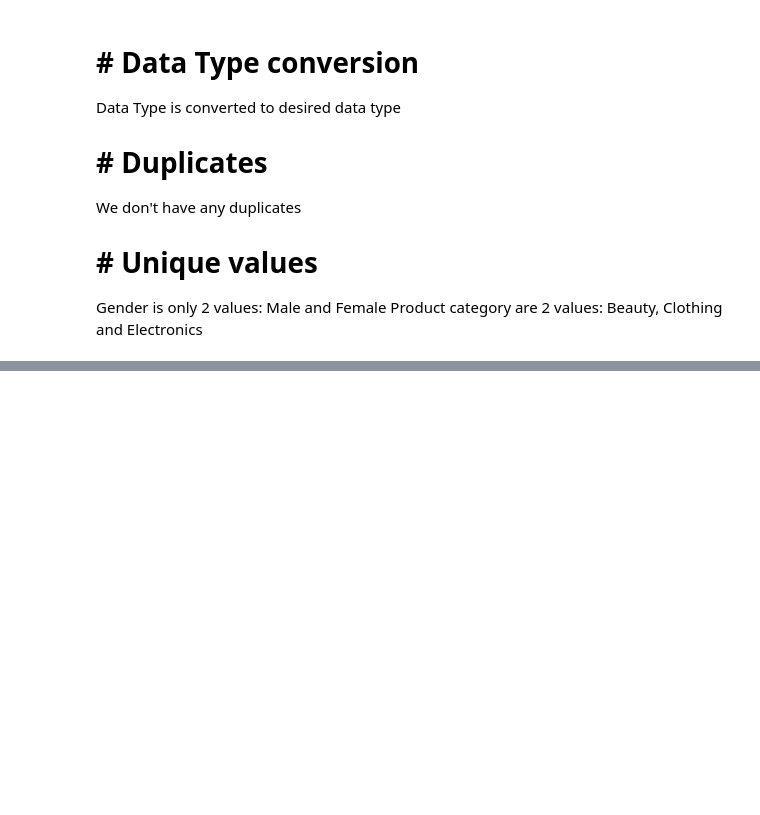
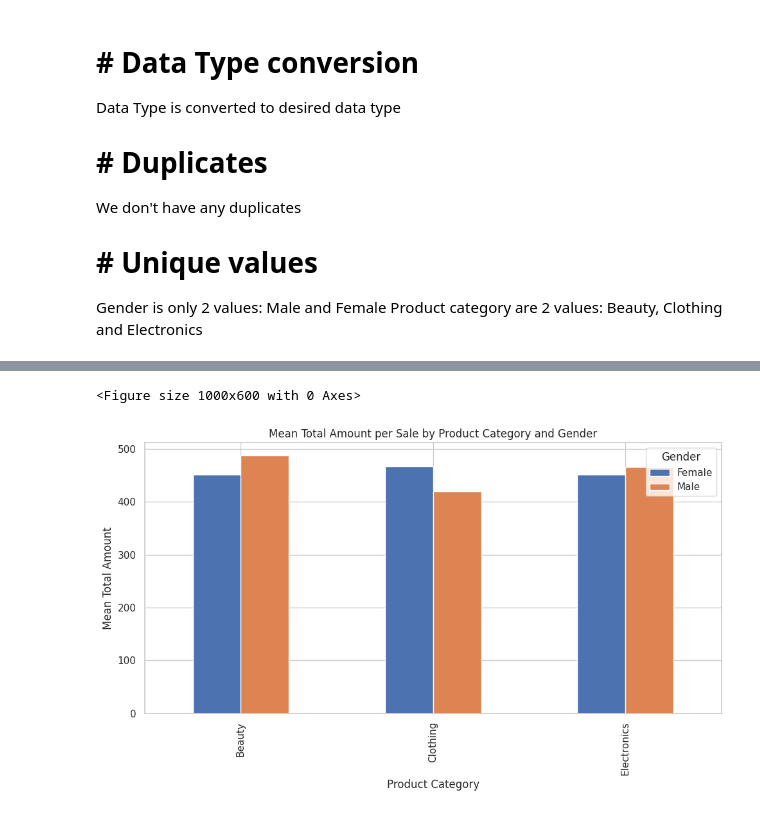
Before and after one commit to msselizabeth/smart-ml-retail-model, a Jupyter notebook: experiments/experiment-zero.ipynb, the cells around one changed output, grey strips where cells are left out. Drawn from its saved outputs; the diff is of its cells as text; code cells hidden in the pictures; blank space fills up the shorter version.

```diff
--- a/experiments/experiment-zero.ipynb
+++ b/experiments/experiment-zero.ipynb
@@ -120,0 +162,13 @@ Product category are 2 values: Beauty, Clothing and Electronics
+# %%
+plt.figure(figsize=(10, 6))
+price_summary.plot(kind='bar', figsize=(10, 6))
+plt.title('Mean Total Amount per Sale by Product Category and Gender')
+plt.xlabel('Product Category')
+plt.ylabel('Mean Total Amount')
+plt.legend(title='Gender')
+plt.tight_layout()
+plt.show()
+plt.close()
+# %% [output]
+<Figure size 1000x600 with 0 Axes>
+[figure, added]
```
Also changed, not shown: parts of 3 cells of this notebook.
